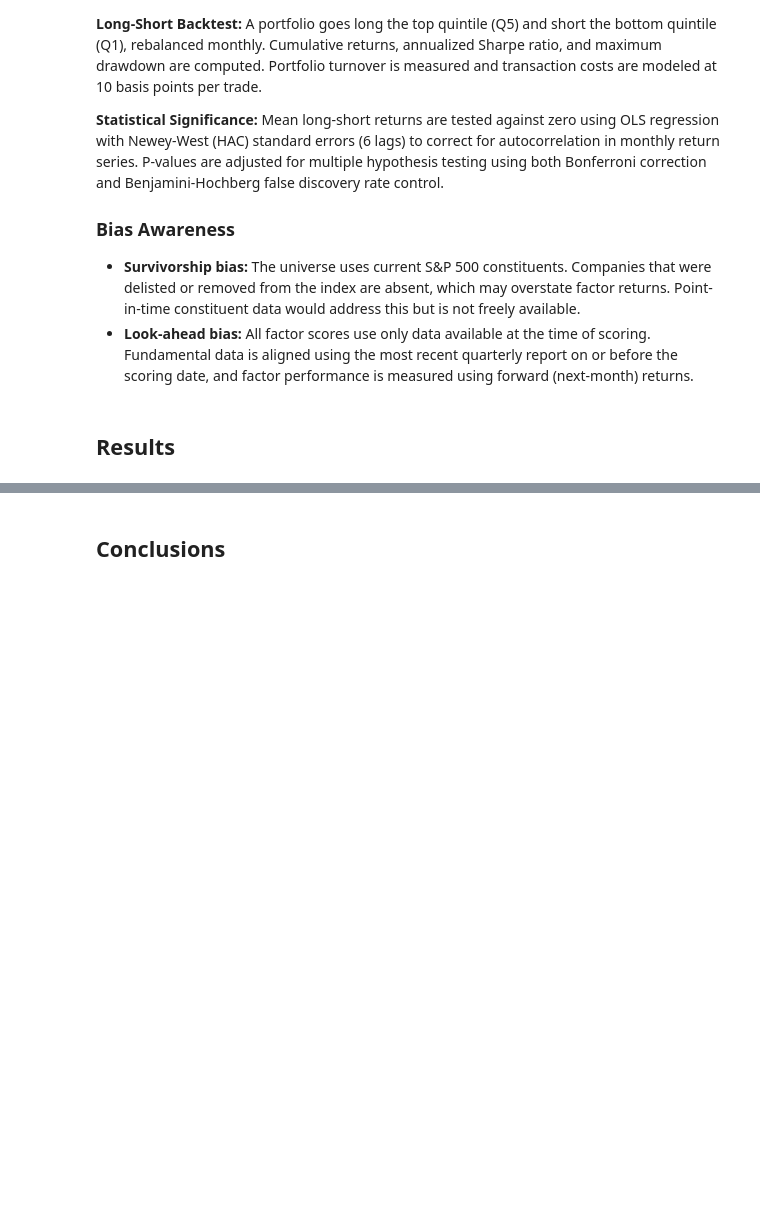
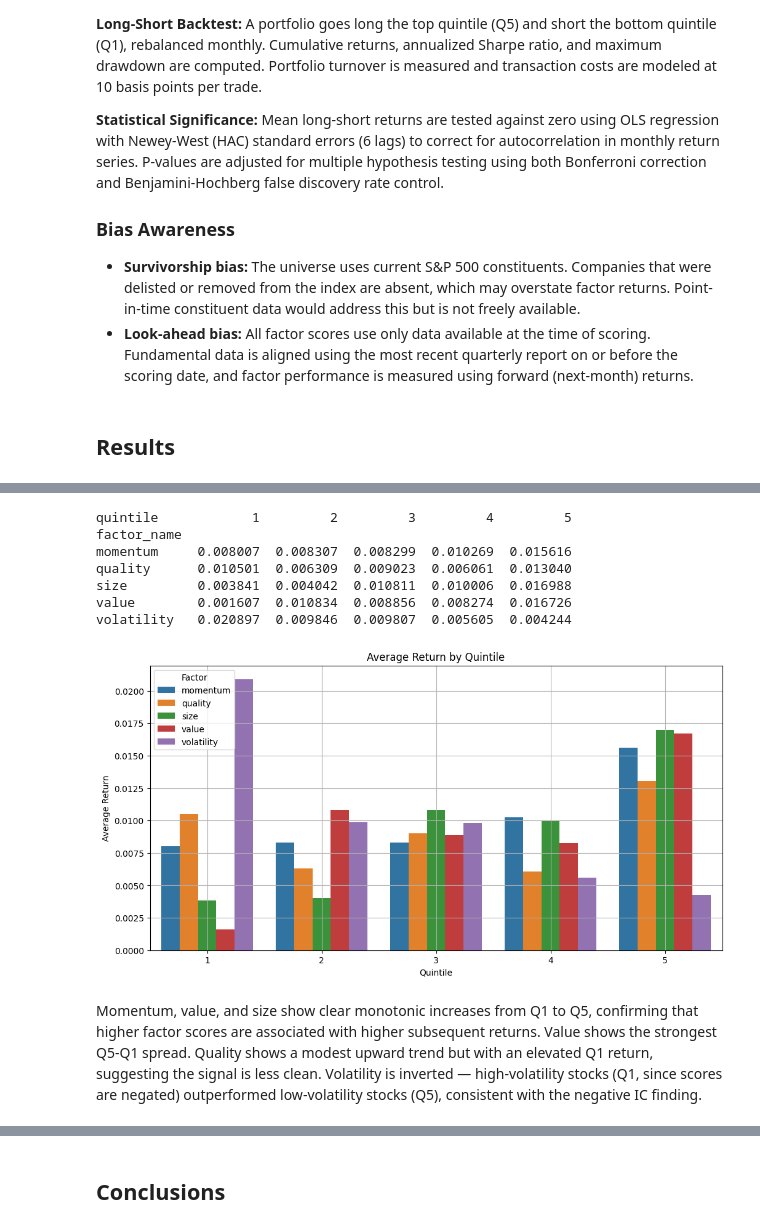
Before and after one commit to Tony-Steiner/factor-research-platform, a Jupyter notebook: notebooks/research_report.ipynb, the cells around one changed output, grey strips where cells are left out. Cells and saved outputs as stored; diff of their text form; code cells hidden in the pictures; blank space fills up the shorter version.

```diff
--- a/notebooks/research_report.ipynb
+++ b/notebooks/research_report.ipynb
@@ -50,0 +97,17 @@ from analysis.correlation_analysis import compute_factor_correlations, plot_corr
+# %%
+from analysis.factor_evaluation import compute_quintile_spreads, plot_quintile_spreads
+
+df_qs = compute_quintile_spreads(engine)
+print(df_qs)
+plot_quintile_spreads(df_qs)
+# %% [output]
+quintile            1         2         3         4         5
+factor_name
+momentum     0.008007  0.008307  0.008299  0.010269  0.015616
+quality      0.010501  0.006309  0.009023  0.006061  0.013040
+size         0.003841  0.004042  0.010811  0.010006  0.016988
+value        0.001607  0.010834  0.008856  0.008274  0.016726
+volatility   0.020897  0.009846  0.009807  0.005605  0.004244
+[figure, added]
+# %% [markdown]
+Momentum, value, and size show clear monotonic increases from Q1 to Q5, confirming that higher factor scores are associated with higher subsequent returns. Value shows the strongest Q5-Q1 spread. Quality shows a modest upward trend but with an elevated Q1 return, suggesting the signal is less clean. Volatility is inverted — high-volatility stocks (Q1, since scores are negated) outperformed low-volatility stocks (Q5), consistent with the negative IC finding.
```
Also changed, not shown: parts of 12 cells of this notebook, 9 other files.
